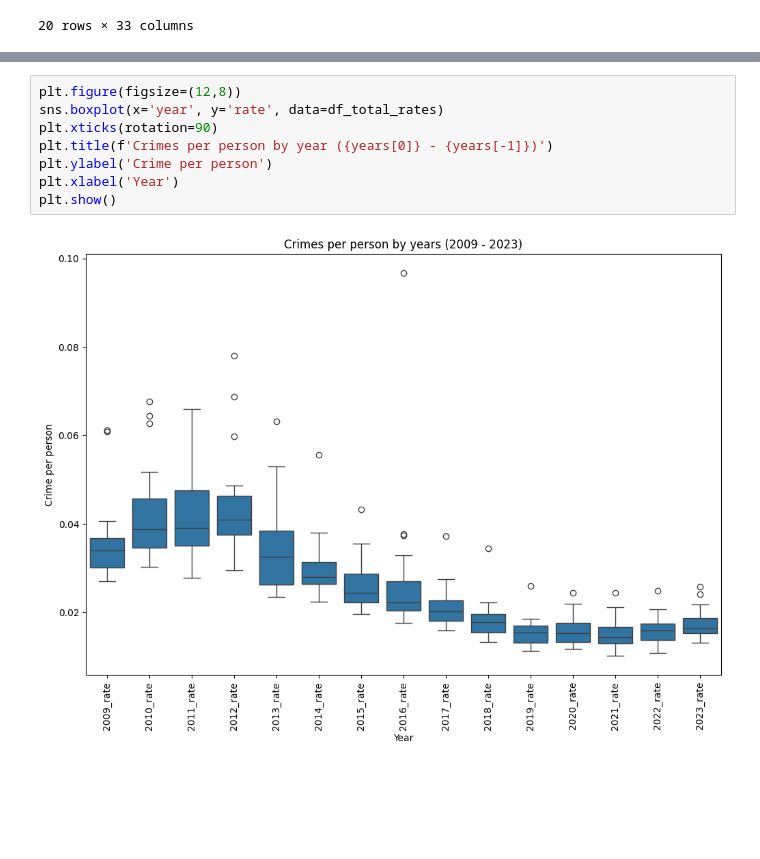
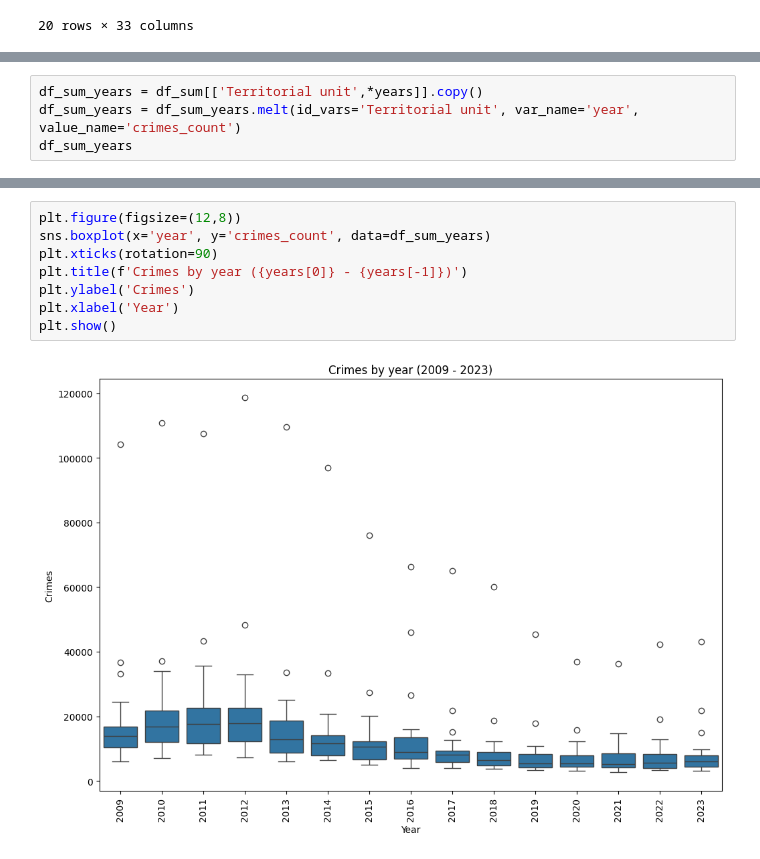
Before and after one commit to SziZsolt/Hungary-Crime, a Jupyter notebook: main.ipynb, the cells around one changed output, grey strips where cells are left out. Cells and saved outputs as stored; diff of their text form; blank space fills up the shorter version.

Commit message:
modify chart

```diff
--- a/main.ipynb
+++ b/main.ipynb
@@ -156,3 +156,7 @@ plt.xlabel('Territorial unit')
 plt.show()
 # %% [output]
 [figure]
+# %%
+df_sum_years = df_sum[['Territorial unit',*years]].copy()
+df_sum_years = df_sum_years.melt(id_vars='Territorial unit', var_name='year', value_name='crimes_count')
+df_sum_years
@@ -159,10 +177,10 @@ plt.show()
 # %%
 plt.figure(figsize=(12,8))
-sns.boxplot(x='year', y='rate', data=df_total_rates)
+sns.boxplot(x='year', y='crimes_count', data=df_sum_years)
 plt.xticks(rotation=90)
-plt.title(f'Crimes per person by year ({years[0]} - {years[-1]})')
-plt.ylabel('Crime per person')
+plt.title(f'Crimes by year ({years[0]} - {years[-1]})')
+plt.ylabel('Crimes')
 plt.xlabel('Year')
 plt.show()
 # %% [output]
-[figure, old version]
+[figure, new version]
```
Also changed, not shown: parts of 3 cells of this notebook.
